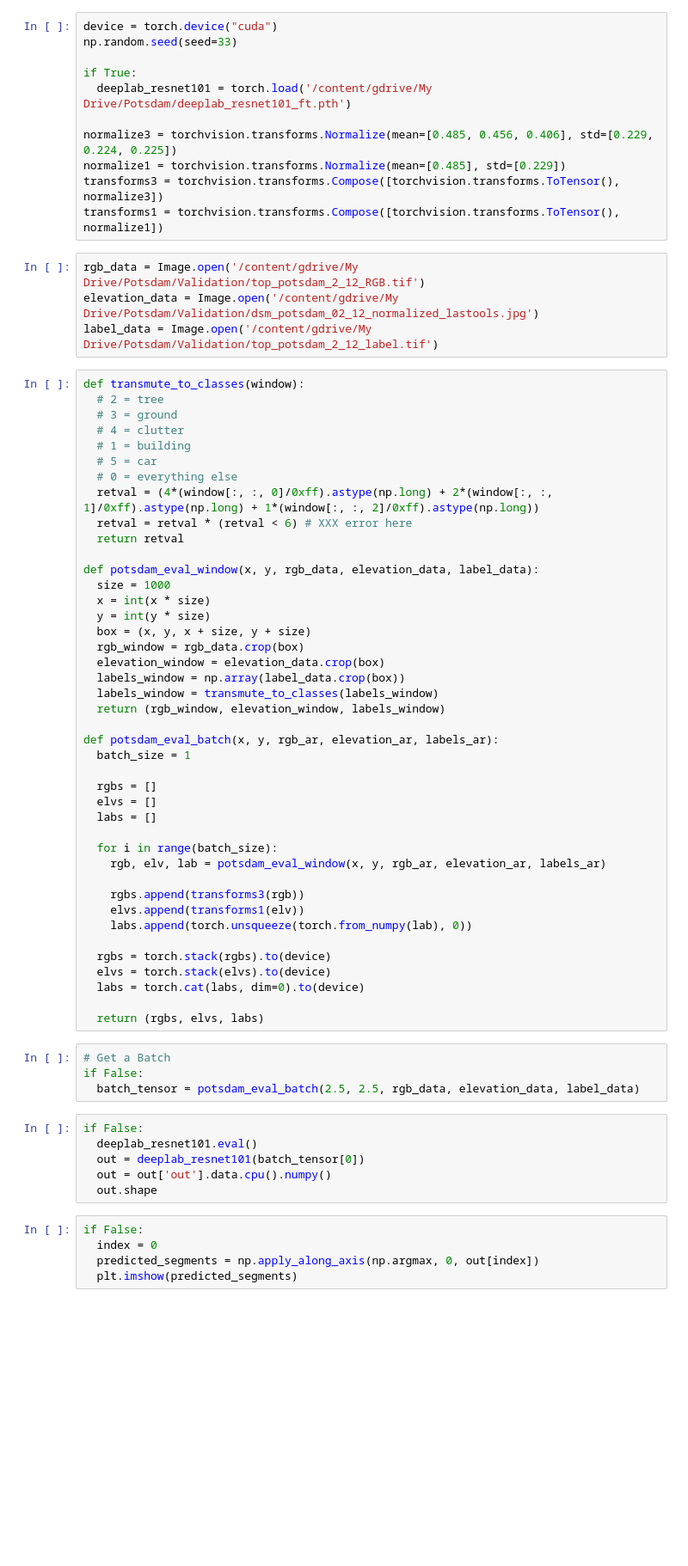
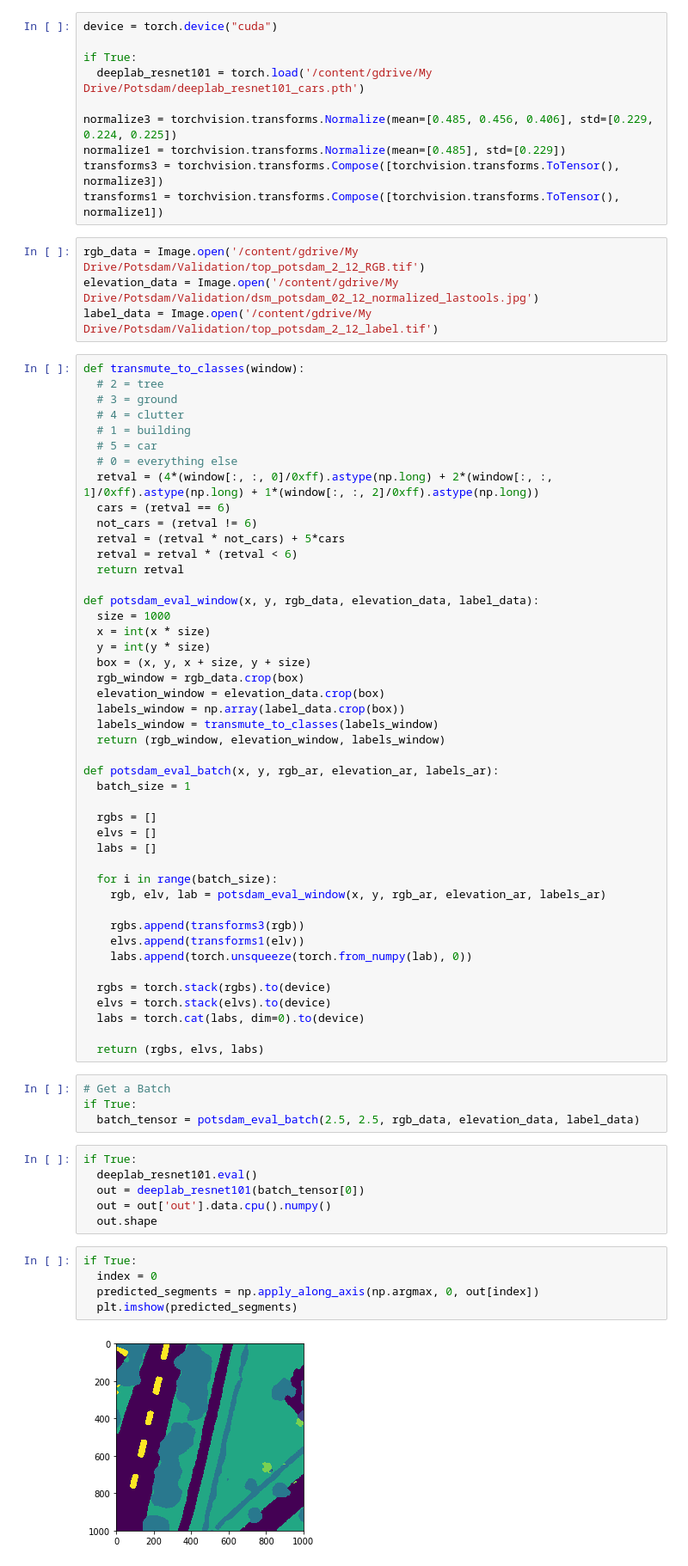
Before and after one commit to jamesmcclain/pytorch-experiments, a Jupyter notebook: Potsdam.ipynb, the cells around one changed output. Shown at 86% size. Drawn from its saved outputs; the diff is of its cells as text; blank space fills up the shorter version.

```diff
--- a/Potsdam.ipynb
+++ b/Potsdam.ipynb
@@ -155,9 +159,8 @@ Drive already mounted at /content/gdrive; to attempt to forcibly remount, call d
 # %%
 device = torch.device("cuda")
-np.random.seed(seed=33)
 
 if True:
-  deeplab_resnet101 = torch.load('/content/gdrive/My Drive/Potsdam/deeplab_resnet101_ft.pth')
+  deeplab_resnet101 = torch.load('/content/gdrive/My Drive/Potsdam/deeplab_resnet101_cars.pth')
 
 normalize3 = torchvision.transforms.Normalize(mean=[0.485, 0.456, 0.406], std=[0.229, 0.224, 0.225])
 normalize1 = torchvision.transforms.Normalize(mean=[0.485], std=[0.229])
@@ -176,7 +179,10 @@ def transmute_to_classes(window):
   # 5 = car
   # 0 = everything else
   retval = (4*(window[:, :, 0]/0xff).astype(np.long) + 2*(window[:, :, 1]/0xff).astype(np.long) + 1*(window[:, :, 2]/0xff).astype(np.long))
-  retval = retval * (retval < 6) # XXX error here
+  cars = (retval == 6)
+  not_cars = (retval != 6)
+  retval = (retval * not_cars) + 5*cars
+  retval = retval * (retval < 6)
   return retval
 
 def potsdam_eval_window(x, y, rgb_data, elevation_data, label_data):
@@ -211,17 +217,19 @@ def potsdam_eval_batch(x, y, rgb_ar, elevation_ar, labels_ar):
   return (rgbs, elvs, labs)
 # %%
 # Get a Batch
-if False:
+if True:
   batch_tensor = potsdam_eval_batch(2.5, 2.5, rgb_data, elevation_data, label_data)
 # %%
-if False:
+if True:
   deeplab_resnet101.eval()
   out = deeplab_resnet101(batch_tensor[0])
   out = out['out'].data.cpu().numpy()
   out.shape
 # %%
-if False:
+if True:
   index = 0
   predicted_segments = np.apply_along_axis(np.argmax, 0, out[index])
   plt.imshow(predicted_segments)
+# %% [output]
+[figure, added]
 # %%
```
Also changed, not shown: parts of 10 cells of this notebook.
